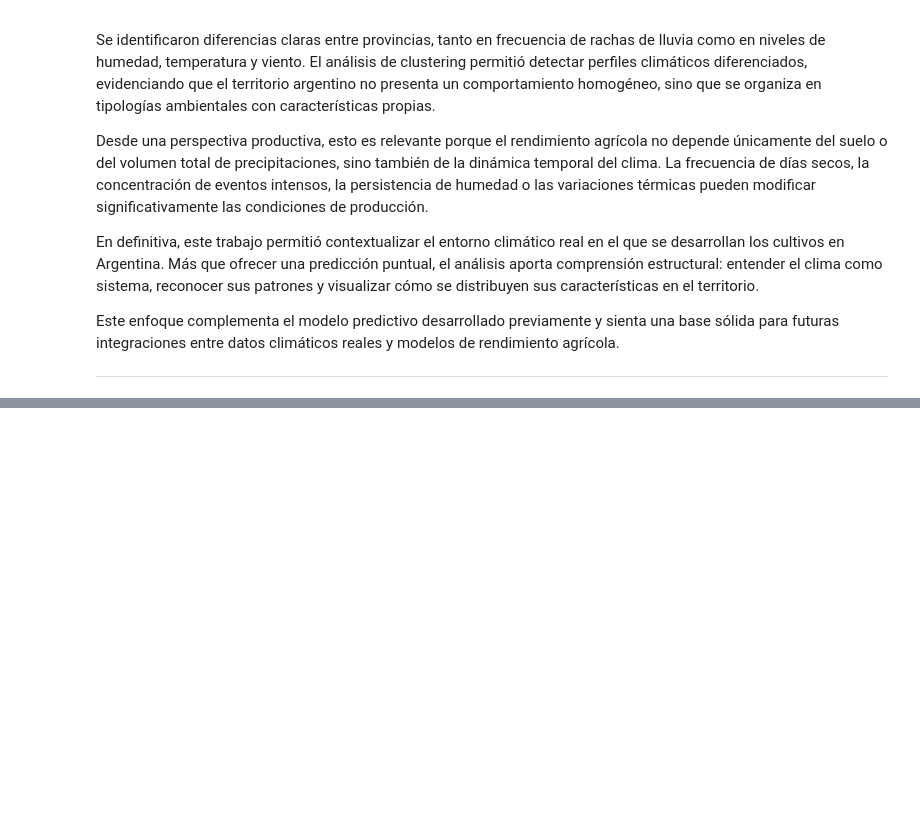
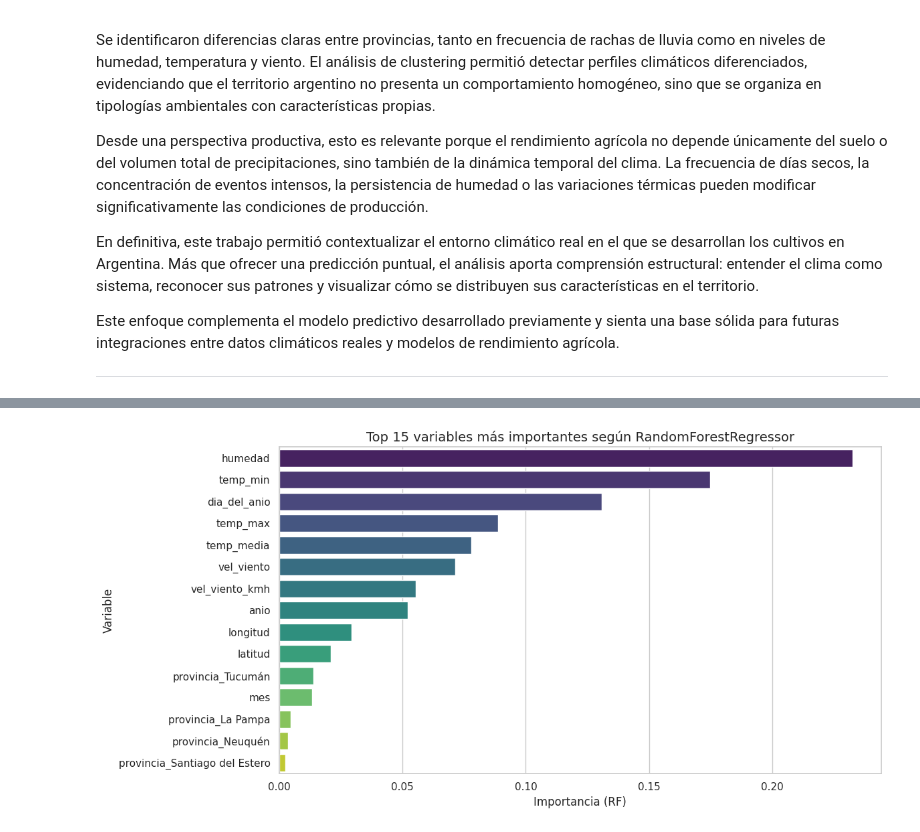
Before and after one commit to IvanSerem/ds2-proyecto-agricola, a Jupyter notebook: DataScienceII.ipynb, the cells around one changed output, grey strips where cells are left out. Saved outputs shown, nothing was run; the diff lists cells and outputs as text; code cells hidden in the pictures; blank space fills up the shorter version.

```diff
--- a/DataScienceII.ipynb
+++ b/DataScienceII.ipynb
@@ -1879,0 +2185,96 @@ Este enfoque complementa el modelo predictivo desarrollado previamente y sienta
+# %%
+# =====================================
+# FEATURE SELECTION - SELECCIÓN DE VARIABLES RELEVANTES
+# Proyecto climático | Regresión
+# Target: precipitación
+# =====================================
+
+from sklearn.feature_selection import SelectKBest, f_regression
+from sklearn.ensemble import RandomForestRegressor
+import pandas as pd
+import numpy as np
+import matplotlib.pyplot as plt
+import seaborn as sns
+
+# -------------------------------------
+# 0️⃣ Preparación previa
+# -------------------------------------
+df_fs = df_encoded.copy()
+
+# Asegurar formato fecha
+df_fs["fecha"] = pd.to_datetime(df_fs["fecha"])
+
+# Crear variables temporales útiles
+df_fs["mes"] = df_fs["fecha"].dt.month
+df_fs["dia_del_anio"] = df_fs["fecha"].dt.dayofyear
+
+# -------------------------------------
+# 1️⃣ Separar variables predictoras (X) y objetivo (y)
+# Target = precipitacion
+# Eliminamos 'fecha' porque no debe entrar cruda al modelo
+# -------------------------------------
+X = df_fs.drop(columns=["precipitacion", "fecha"])
+y = df_fs["precipitacion"]
+
+print(f"Dimensiones de X: {X.shape}")
+print(f"Dimensiones de y: {y.shape}")
+
+# -------------------------------------
+# 2️⃣ Selección estadística (SelectKBest con f_regression)
+# -------------------------------------
+selector = SelectKBest(score_func=f_regression, k='all')
+selector.fit(X, y)
+
+scores = pd.DataFrame({
+    'Variable': X.columns,
+    'Score (F_regression)': selector.scores_
+}).sort_values(by='Score (F_regression)', ascending=False)
+
+print("=== Ranking por importancia estadística (SelectKBest) ===")
+display(scores.head(10))
+
+# -------------------------------------
+# 3️⃣ Importancia según modelo Random Forest Regressor
+# -------------------------------------
+rf = RandomForestRegressor(
+    n_estimators=200,
+    random_state=42,
+    n_jobs=-1
+)
+rf.fit(X, y)
+
+importances = pd.DataFrame({
+    'Variable': X.columns,
+    'Importancia (RF)': rf.feature_importances_
+}).sort_values(by='Importancia (RF)', ascending=False)
+
+print("=== Importancia según Random Forest Regressor ===")
+display(importances.head(10))
+
+# -------------------------------------
+# 4️⃣ Visualización comparativa
+# -------------------------------------
+plt.figure(figsize=(12, 6))
+sns.barplot(
+    data=importances.head(15),
+    x='Importancia (RF)',
+    y='Variable',
+    hue='Variable',
+    palette='viridis',
+    legend=False
+)
+plt.title('Top 15 variables más importantes según RandomForestRegressor', fontsize=14)
+plt.tight_layout()
+plt.show()
+
+# -------------------------------------
+# 5️⃣ Resumen de interpretación
+# -------------------------------------
+print("""
+🔍 Interpretación:
+- El ranking de SelectKBest muestra qué variables tienen mayor relación estadística con la precipitación.
+- El ranking de RandomForest indica cuáles aportan más a la predicción de la precipitación según un modelo no lineal.
+- Si ambos métodos coinciden en variables como humedad, temperatura, viento, coordenadas o variables temporales,
+  podemos concluir que esos drivers son los más relevantes para explicar la variabilidad de la precipitación.
+""")
+# %% [output]
@@ -1879,0 +2307 @@ Este enfoque complementa el modelo predictivo desarrollado previamente y sienta
+[figure, added]
```
Also changed, not shown: parts of 13 cells of this notebook.
